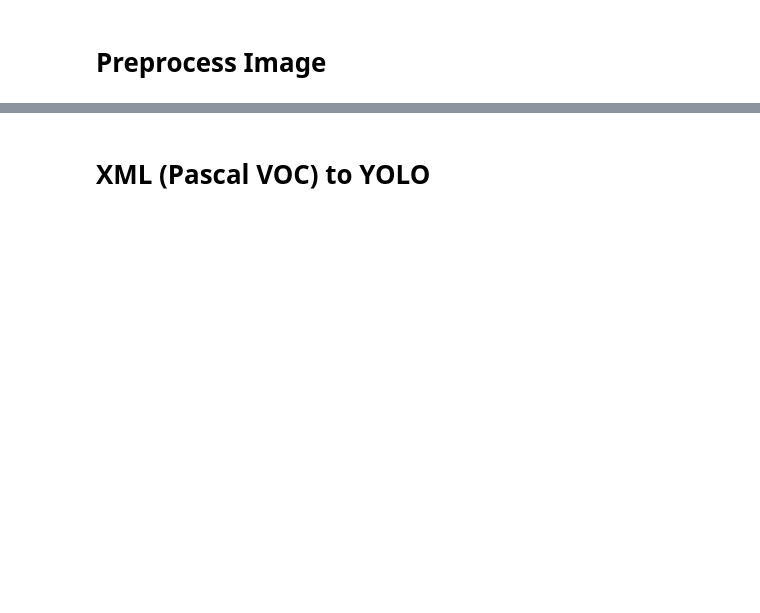
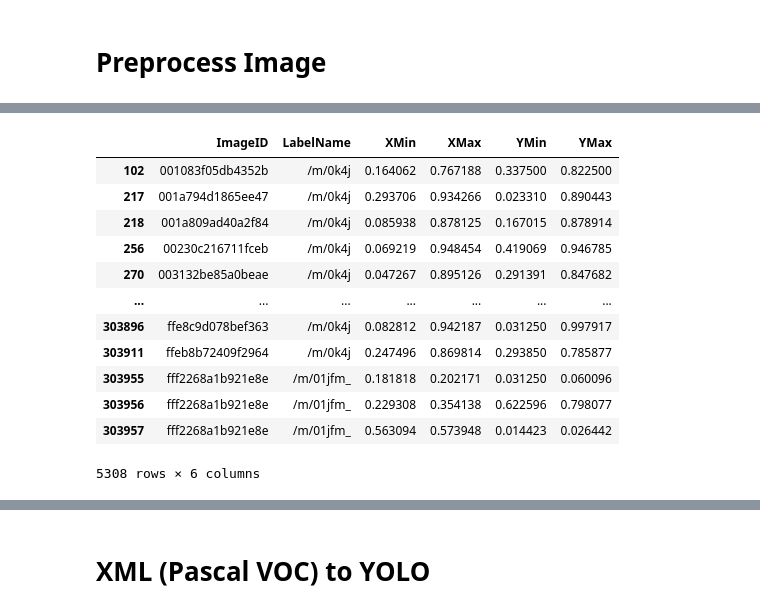
Before and after one commit to leonardp/lpr-flake, a Jupyter notebook: scratch.ipynb, the cells around one changed output, grey strips where cells are left out. Cells and saved outputs as stored; diff of their text form; code cells hidden in the pictures; blank space fills up the shorter version.

```diff
--- a/scratch.ipynb
+++ b/scratch.ipynb
@@ -96,0 +137,24 @@ error: OpenCV(4.5.4) /build/source/modules/imgproc/src/color.cpp:182: error: (-2
+# %%
+cols = ['ImageID', 'LabelName', 'XMin', 'XMax', 'YMin', 'YMax']
+boxes_filtered = boxes.loc[
+    (boxes['LabelName'].isin(label_ids)) &
+    (boxes['IsOccluded'] == 0) &
+    (boxes['IsTruncated'] == 0) &
+    (boxes['IsDepiction'] == 0) &
+    (boxes['IsInside'] == 0)
+][cols]
+boxes_filtered
+# %% [output]
+|  | ImageID | LabelName | XMin | XMax | YMin | YMax |
+| 102 | 001083f05db4352b | /m/0k4j | 0.164062 | 0.767188 | 0.337500 | 0.822500 |
+| 217 | 001a794d1865ee47 | /m/0k4j | 0.293706 | 0.934266 | 0.023310 | 0.890443 |
+| 218 | 001a809ad40a2f84 | /m/0k4j | 0.085938 | 0.878125 | 0.167015 | 0.878914 |
+| 256 | 00230c216711fceb | /m/0k4j | 0.069219 | 0.948454 | 0.419069 | 0.946785 |
+| 270 | 003132be85a0beae | /m/0k4j | 0.047267 | 0.895126 | 0.291391 | 0.847682 |
+| ... | ... | ... | ... | ... | ... | ... |
+| 303896 | ffe8c9d078bef363 | /m/0k4j | 0.082812 | 0.942187 | 0.031250 | 0.997917 |
+| 303911 | ffeb8b72409f2964 | /m/0k4j | 0.247496 | 0.869814 | 0.293850 | 0.785877 |
+| 303955 | fff2268a1b921e8e | /m/01jfm_ | 0.181818 | 0.202171 | 0.031250 | 0.060096 |
+| 303956 | fff2268a1b921e8e | /m/01jfm_ | 0.229308 | 0.354138 | 0.622596 | 0.798077 |
+| 303957 | fff2268a1b921e8e | /m/01jfm_ | 0.563094 | 0.573948 | 0.014423 | 0.026442 |
+5308 rows × 6 columns
```
Also changed, not shown: parts of 11 cells of this notebook, 9 other files.
